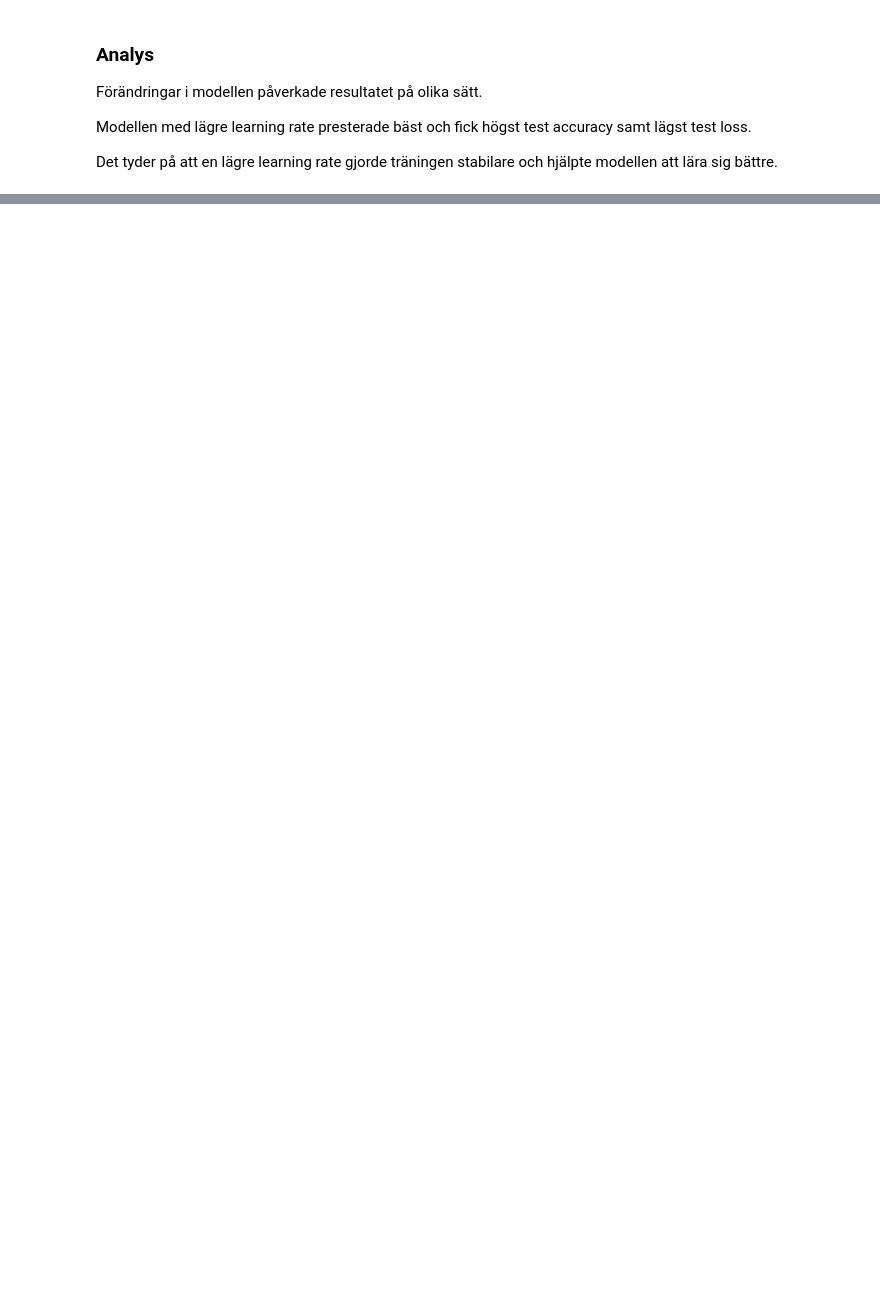
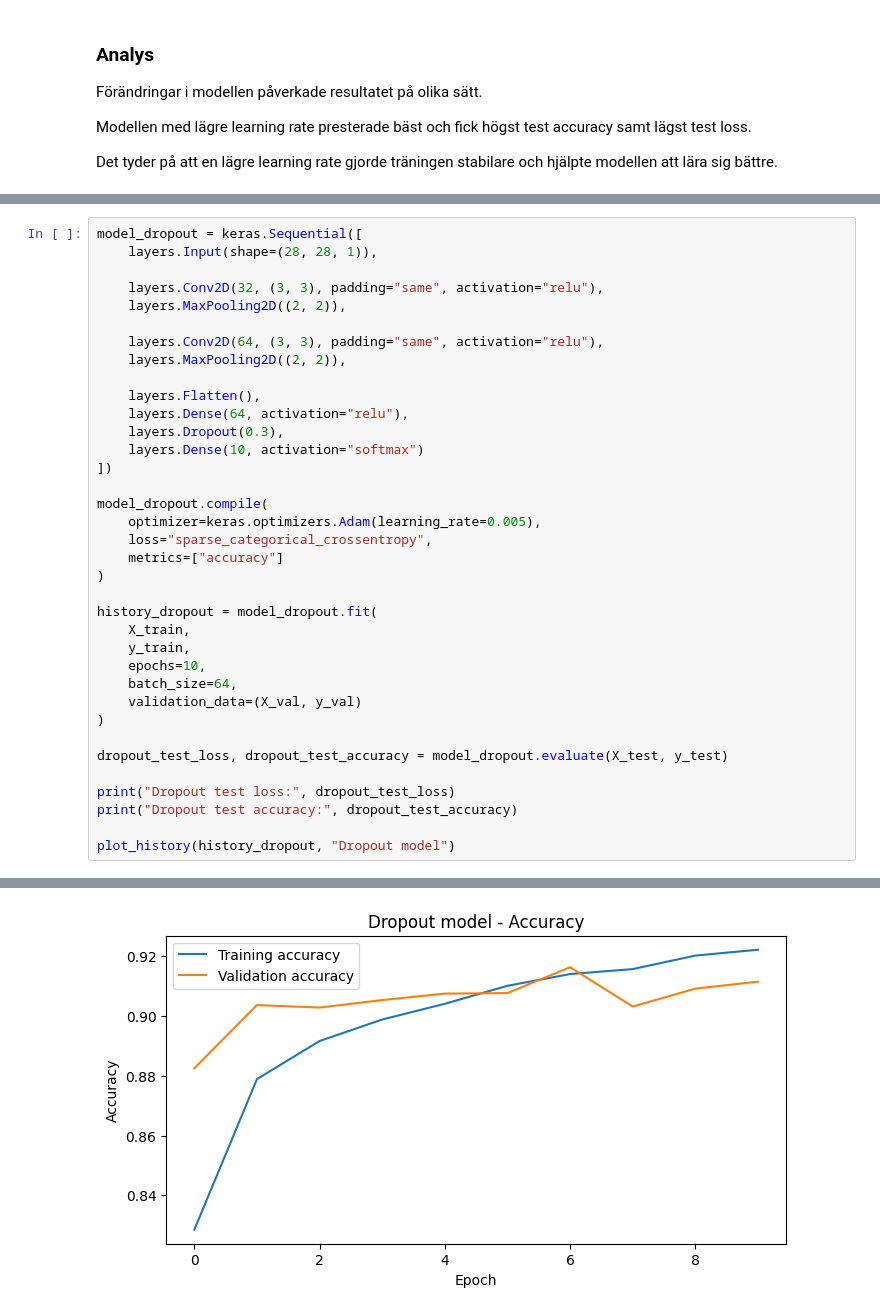
Before and after one commit to KevinCJohansson/Deep_learning, a Jupyter notebook: Notebook.ipynb, the cells around one changed output, grey strips where cells are left out. Saved outputs shown, nothing was run; the diff lists cells and outputs as text; blank space fills up the shorter version.

```diff
--- a/Notebook.ipynb
+++ b/Notebook.ipynb
@@ -627,0 +645,37 @@ Det tyder på att en lägre learning rate gjorde träningen stabilare och hjälp
+# %%
+model_dropout = keras.Sequential([
+    layers.Input(shape=(28, 28, 1)),
+
+    layers.Conv2D(32, (3, 3), padding="same", activation="relu"),
+    layers.MaxPooling2D((2, 2)),
+
+    layers.Conv2D(64, (3, 3), padding="same", activation="relu"),
+    layers.MaxPooling2D((2, 2)),
+
+    layers.Flatten(),
+    layers.Dense(64, activation="relu"),
+    layers.Dropout(0.3),
+    layers.Dense(10, activation="softmax")
+])
+
+model_dropout.compile(
+    optimizer=keras.optimizers.Adam(learning_rate=0.005),
+    loss="sparse_categorical_crossentropy",
+    metrics=["accuracy"]
+)
+
+history_dropout = model_dropout.fit(
+    X_train,
+    y_train,
+    epochs=10,
+    batch_size=64,
+    validation_data=(X_val, y_val)
+)
+
+dropout_test_loss, dropout_test_accuracy = model_dropout.evaluate(X_test, y_test)
+
+print("Dropout test loss:", dropout_test_loss)
+print("Dropout test accuracy:", dropout_test_accuracy)
+
+plot_history(history_dropout, "Dropout model")
+# %% [output]
@@ -627,0 +699 @@ Det tyder på att en lägre learning rate gjorde träningen stabilare och hjälp
+[figure, added]
```
Also changed, not shown: parts of 20 cells of this notebook, 1 other file.
